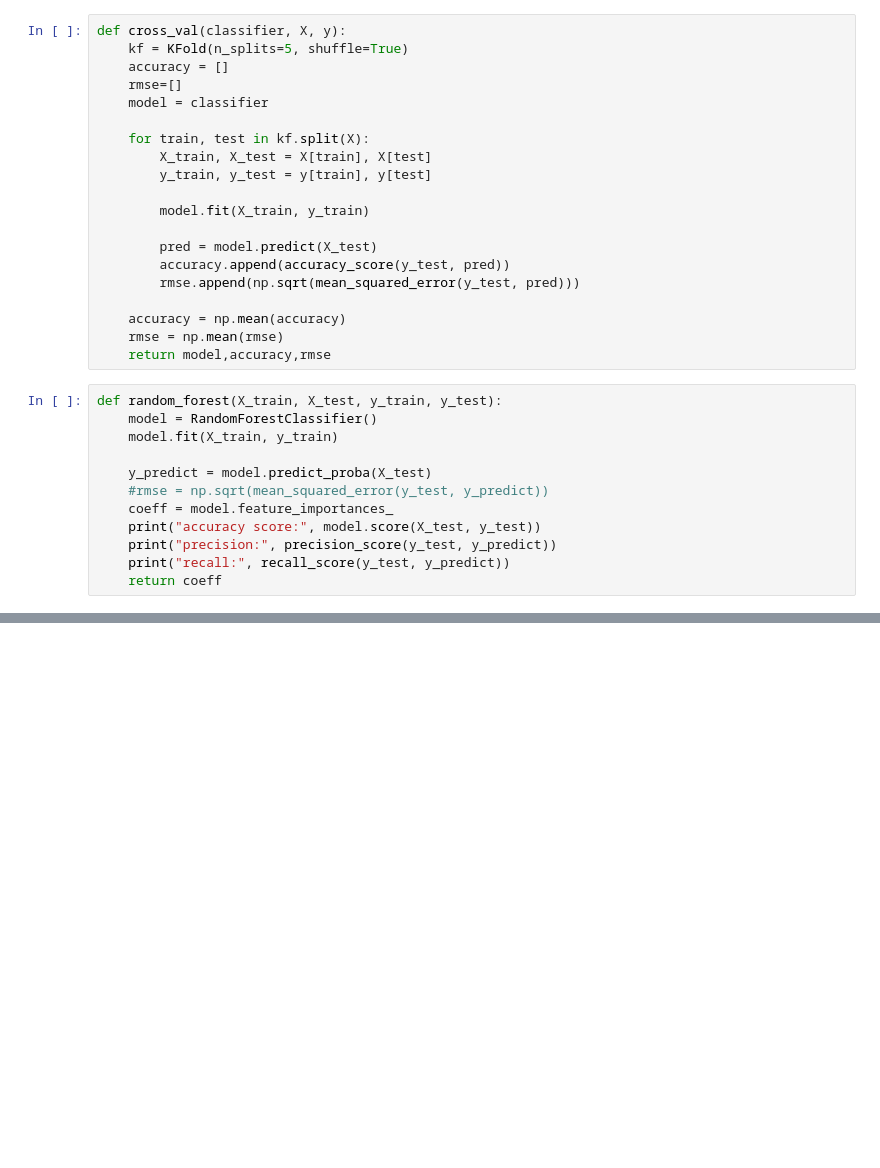
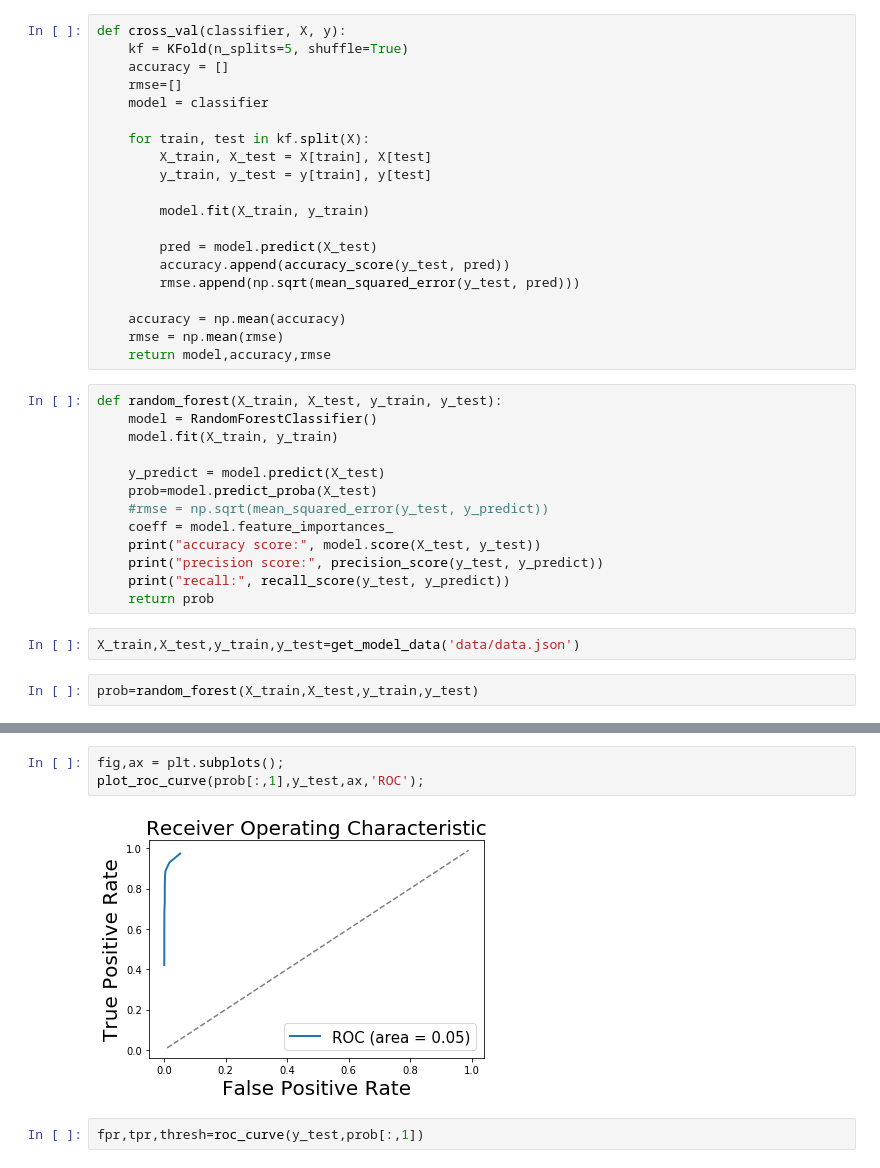
Before and after one commit to josephshanks/fraud-detector, a Jupyter notebook: RF_Model.ipynb, the cells around one changed output, grey strips where cells are left out. Drawn from its saved outputs; the diff is of its cells as text; blank space fills up the shorter version.

Commit message:
rf model

```diff
--- a/RF_Model.ipynb
+++ b/RF_Model.ipynb
@@ -31,10 +39,15 @@ def random_forest(X_train, X_test, y_train, y_test):
     model = RandomForestClassifier()
     model.fit(X_train, y_train)
 
-    y_predict = model.predict_proba(X_test)
+    y_predict = model.predict(X_test)
+    prob=model.predict_proba(X_test)
     #rmse = np.sqrt(mean_squared_error(y_test, y_predict))
     coeff = model.feature_importances_
     print("accuracy score:", model.score(X_test, y_test))
-    print("precision:", precision_score(y_test, y_predict))
+    print("precision score:", precision_score(y_test, y_predict))
     print("recall:", recall_score(y_test, y_predict))
-    return coeff
+    return prob
+# %%
+X_train,X_test,y_train,y_test=get_model_data('data/data.json')
+# %%
+prob=random_forest(X_train,X_test,y_train,y_test)
@@ -40,0 +80,7 @@ def random_forest(X_train, X_test, y_train, y_test):
+# %%
+fig,ax = plt.subplots();
+plot_roc_curve(prob[:,1],y_test,ax,'ROC');
+# %% [output]
+[figure, added]
+# %%
+fpr,tpr,thresh=roc_curve(y_test,prob[:,1])
```
Also changed, not shown: parts of 7 cells of this notebook, 2 other files.
